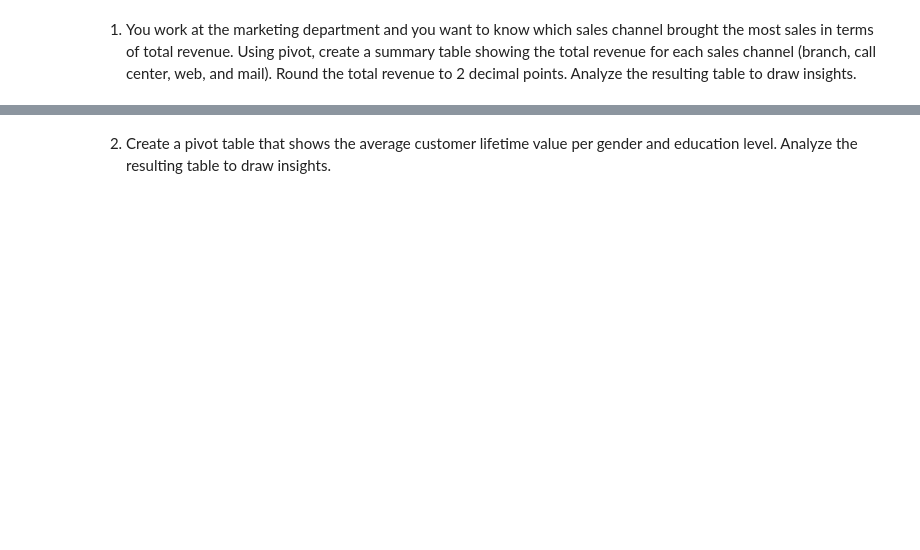
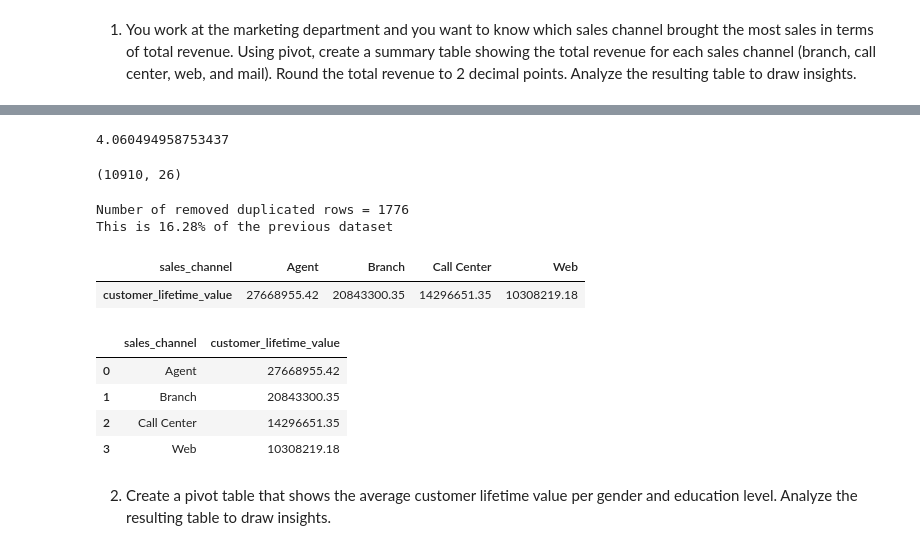
Before and after one commit to henrysoysa/lab-dw-data-structuring-and-combining, a Jupyter notebook: lab-dw-data-structuring-and-combining.ipynb, the cells around one changed output, grey strips where cells are left out. Saved outputs shown, nothing was run; the diff lists cells and outputs as text; code cells hidden in the pictures; blank space fills up the shorter version.

```diff
--- a/lab-dw-data-structuring-and-combining.ipynb
+++ b/lab-dw-data-structuring-and-combining.ipynb
@@ -239,2 +260,54 @@ Round the total revenue to 2 decimal points.  Analyze the resulting table to dra
+# %%
+display((df_mkt.duplicated().sum())/df_mkt.shape[0]*100)
+display(df_mkt.shape)
+# %% [output]
+4.060494958753437
+(10910, 26)
+# %%
+"""
+Creating a copy of the df, dropping rows from the dataset if customer and CLV
+are duplicated and printing the % of the original dataframe which is dropped
+as a result of the duplicated values in customer and clv.
+"""
+test_df = df_mkt.copy()
+test_df = test_df.drop_duplicates(subset=
+                                  ['customer', 'customer_lifetime_value']
+                                 , keep='first')
+new_shape = test_df.shape[0]
+old_shape = df_mkt.shape[0]
+print('Number of removed duplicated rows = ' + str(old_shape - new_shape))
+print('This is ' + str(round(((old_shape - new_shape)/old_shape)*100, 2))
+                       + '% of the previous dataset')
+# %% [output]
+Number of removed duplicated rows = 1776
+This is 16.28% of the previous dataset
+# %%
+"""
+Pivoting the table to show the volume of customer_lifetime_value
+based on sales channel, and rounding the decimal points to 2.
+"""
+
+test_df_pivoted = round(test_df.pivot_table(
+              columns='sales_channel', values='customer_lifetime_value',
+    aggfunc='sum'), 2)
+test_df_pivoted
+# %% [output]
+| sales_channel | Agent | Branch | Call Center | Web |
+| customer_lifetime_value | 27668955.42 | 20843300.35 | 14296651.35 | 10308219.18 |
+# %%
+"""
+Using a groupby function to see if the values are the same if achieved
+by a different method.
+Upon inspection, values are the same.
+"""
+test_df_grouped = test_df.groupby(['sales_channel'])['customer_lifetime_value'].sum().reset_index()
+test_df_grouped['customer_lifetime_value'] = round(test_df_grouped['customer_lifetime_value'], 2)
+test_df_grouped
+# %% [output]
+|  | sales_channel | customer_lifetime_value |
+| 0 | Agent | 27668955.42 |
+| 1 | Branch | 20843300.35 |
+| 2 | Call Center | 14296651.35 |
+| 3 | Web | 10308219.18 |
 # %% [markdown]
 2. Create a pivot table that shows the average customer lifetime value per gender and education level. Analyze the resulting table to draw insights.
```
Also changed, not shown: parts of 8 cells of this notebook.
